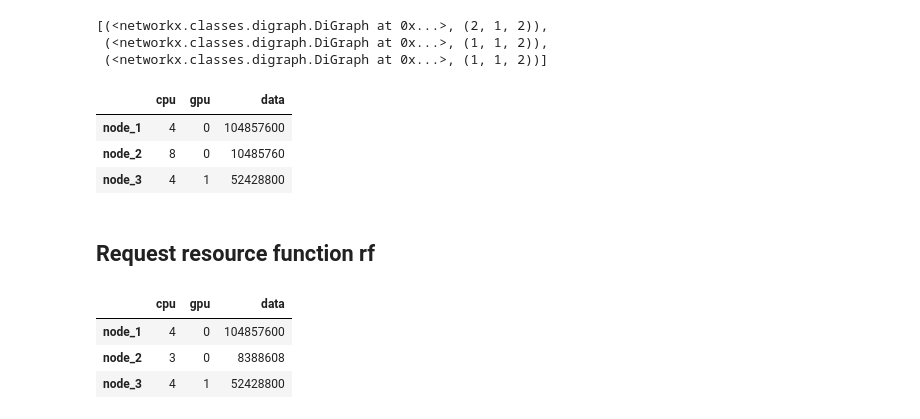
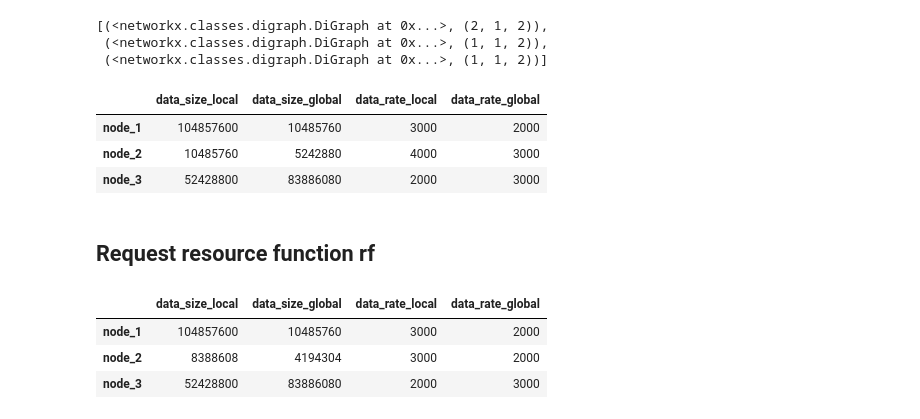
Before and after one commit to pnnl/datalife, a Jupyter notebook: scripts/caterpillar_forest.ipynb, the cells around one changed output. Drawn from its saved outputs; the diff is of its cells as text; code cells hidden in the pictures.

```diff
--- a/scripts/caterpillar_forest.ipynb
+++ b/scripts/caterpillar_forest.ipynb
@@ -322,16 +365,17 @@ def check_resource_req(G, resource_grp = {'cpu': 1, 'gpu': 0, 'data': 1024*1024}
 # %%
 import pandas as pd
 
-res_dict = {'node_1': [4, 0, 1024*1024*100], 'node_2': [8, 0, 1024*1024*10], 'node_3': [4, 1, 1024*1024*50]}
+res_dict = {'node_1': [1024*1024*100, 1024*1024*10, 3000, 2000], 'node_2': [1024*1024*10, 1024*1024*5, 4000, 3000],
+            'node_3': [1024*1024*50, 1024*1024*80, 2000, 3000]}
 res_df = pd.DataFrame.from_dict(res_dict, orient='index',
-                       columns=['cpu', 'gpu', 'data'])
+                       columns=['data_size_local', 'data_size_global', 'data_rate_local', 'data_rate_global'])
 res_capacity = res_df.copy()
 res_df
 # %% [output]
-|  | cpu | gpu | data |
-| node_1 | 4 | 0 | 104857600 |
-| node_2 | 8 | 0 | 10485760 |
-| node_3 | 4 | 1 | 52428800 |
+|  | data_size_local | data_size_global | data_rate_local | data_rate_global |
+| node_1 | 104857600 | 10485760 | 3000 | 2000 |
+| node_2 | 10485760 | 5242880 | 4000 | 3000 |
+| node_3 | 52428800 | 83886080 | 2000 | 3000 |
 # %% [markdown]
 ## Request resource function rf
 # %%
@@ -361,12 +407,15 @@ def request_resource_func(df, rgroup):
-# %%
-requested_rsize = {'cpu': 5, 'gpu':0, 'data': 1024*1024*2}
-requested_size = pd.Series(requested_rsize, name='node_2')
-update_resource_pool(res_df, 'acquisition', requested_size)
-# %% [output]
-|  | cpu | gpu | data |
-| node_1 | 4 | 0 | 104857600 |
-| node_2 | 3 | 0 | 8388608 |
-| node_3 | 4 | 1 | 52428800 |
+# %%
+requested_rsize = {'data_size_local': 1024*1024*2, 'data_size_global': 1024*1024*1,
+                   'data_rate_local':1000, 'data_rate_global':1000}
+columns = requested_rsize.keys()
+values = list(requested_rsize.values())
+requested_size = pd.DataFrame.from_dict(data={'node_2': values}, columns=columns, orient='index')
+update_resource_pool(res_df, 'acquisition', requested_size)
+# %% [output]
+|  | data_size_local | data_size_global | data_rate_local | data_rate_global |
+| node_1 | 104857600 | 10485760 | 3000 | 2000 |
+| node_2 | 8388608 | 4194304 | 3000 | 2000 |
+| node_3 | 52428800 | 83886080 | 2000 | 3000 |
 # %%
 update_resource_pool(res_df, 'release', requested_size)
 # %% [output]
```
Also changed, not shown: parts of 13 cells of this notebook.
